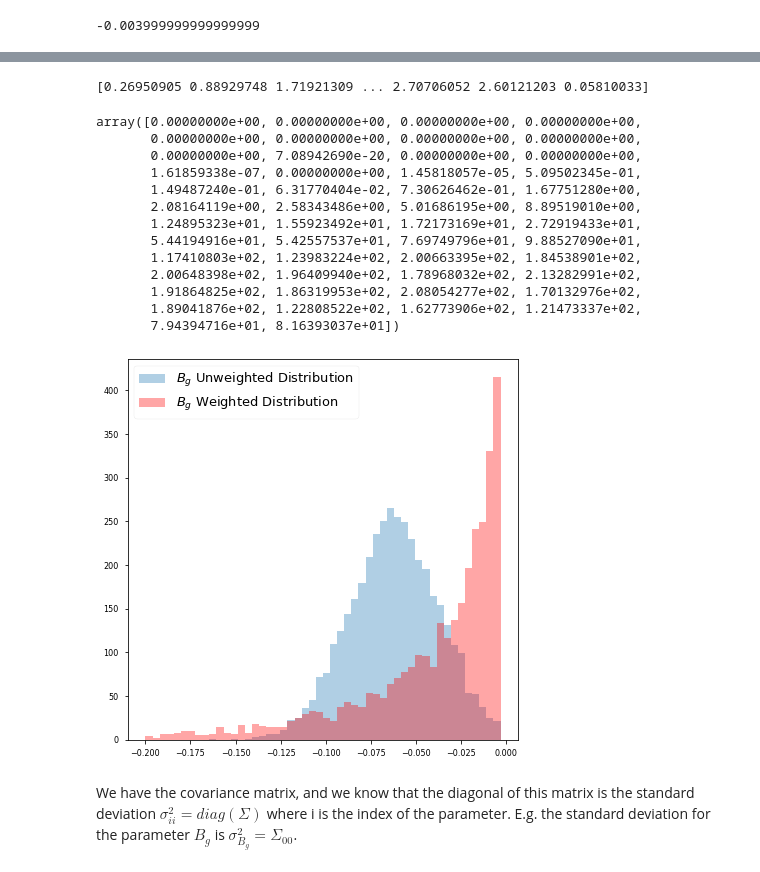
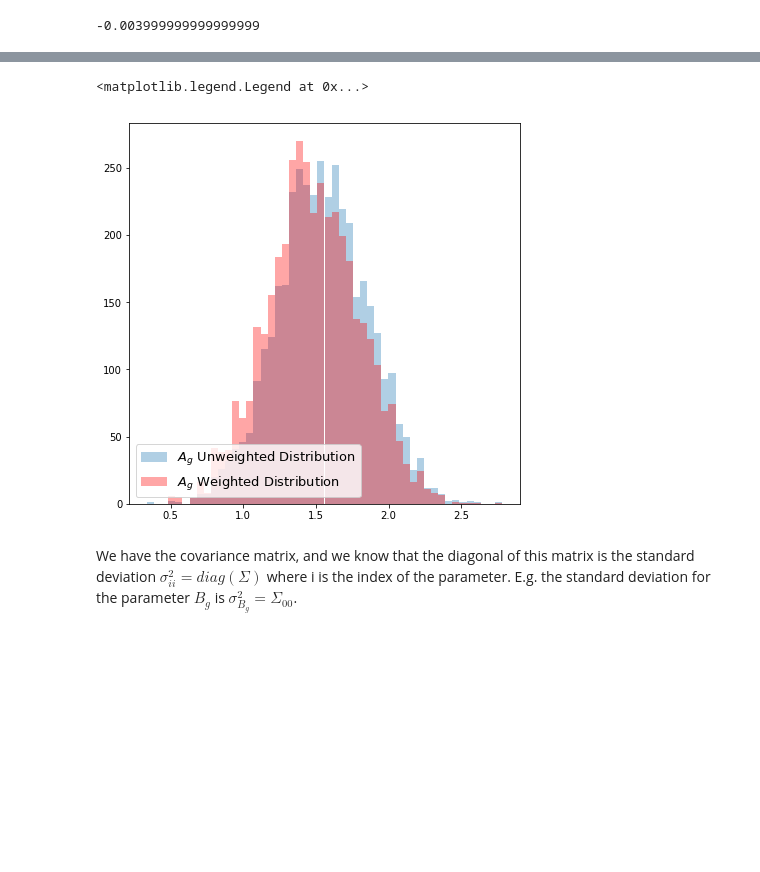
Before and after one commit to AliAlkadhim/PDF_Uncertainty, a Jupyter notebook: master_version/local/ALL_DATA_5k/reweighting.ipynb, the cells around one changed output, grey strips where cells are left out. Drawn from its saved outputs; the diff is of its cells as text; code cells hidden in the pictures; blank space fills up the shorter version.

```diff
--- a/master_version/local/ALL_DATA_5k/reweighting.ipynb
+++ b/master_version/local/ALL_DATA_5k/reweighting.ipynb
@@ -111,7 +111,21 @@ Explore the effect of the weighting on the parameter $B_g$. Histogram unweighted
 # %% [output]
 -0.003999999999999999
 # %%
-import matplotlib.pyplot as plt
+import matplotlib.pyplot as plt; import numpy as np
+MVN_4000= np.load('/home/ali/Desktop/Pulled_Github_Repositories/NNPDF_Uncertainty/Compute_chi2/MVN_samples/MVN_4000.npy')
+MVN_4000_chi2 = np.load('/home/ali/Desktop/Pulled_Github_Repositories/NNPDF_Uncertainty/Compute_chi2/chi2_array_4000.npy')
+# dof = 377
+# MVN_4000_chi2_per_dof=MVN_4000_chi2/377
+# MVN_4000_chi2
+
+mean_chi2 = np.mean(MVN_4000_chi2)
+chi2_diff = abs(MVN_4000_chi2 - mean_chi2)
+chi2_diff, chi2_diff.shape
+weights = np.empty((3999, 14))
+for i in range(14):
+    weights[:,i] = np.exp(-0.5 * (chi2_diff))/MVN_4000[:-1,i]
+    weights[:,i] = 3999 * weights[:,i]/np.sum(weights[:,i])
+
 Bg = MVN_4000[:-1,0]
 weights_Bg=np.exp(-0.5*(chi2_diff))/Bg
 weights_Bg = 3999*weights_Bg/np.sum(weights_Bg)
@@ -124,8 +138,8 @@ weights_Bg = 3999*weights_Bg/np.sum(weights_Bg)
 # axs[1].set_ylim(0,280)
 # axs[0].set_ylim(0,280)
 plt.rcParams["figure.figsize"] = [7, 7]
-plt.hist(Bg.flatten(), range=(-0.2,-0.003),bins=50, alpha=0.35, label=r'$B_g$ Unweighted Distribution')
-n, bins, patches=plt.hist(Bg.flatten(), weights=weights_Bg, color='r',range=(-0.2,-0.003),bins=50, alpha=0.35, label=r'$B_g$ Weighted Distribution')
+plt.hist(Bg.flatten(), range=(-0.2,-0.03),bins=50, alpha=0.35, label=r'$B_g$ Unweighted Distribution')
+n, bins, patches=plt.hist(Bg.flatten(), weights=weights_Bg, color='r',range=(-0.2,-0.03),bins=50, alpha=0.35, label=r'$B_g$ Weighted Distribution')
 plt.legend(fontsize=13, loc='best')
 print(weights_Bg)
 #plt.savefig('1_data_Bg.png')
@@ -149,36 +164,20 @@ array([0.00000000e+00, 0.00000000e+00, 0.00000000e+00, 0.00000000e+00,
 # %%
 import matplotlib.pyplot as plt
-Bg = MVN_4000[:-1,0]
-weights_Bg=np.exp(-0.5*(chi2_diff))/Bg
-weights_Bg = 3999*weights_Bg/np.sum(weights_Bg)
+Ag = MVN_4000[:-1,10]
+weights_Ag=np.exp(-0.5*(chi2_diff))/Ag
+weights_Ag = 3999*weights_Ag/np.sum(weights_Ag)
 
 # plt, axs = plt.subplots(1,2,figsize=(14,7))
 # axs[0].hist(Bg.flatten(), range=(-0.2,-0.003),bins=50)
 # axs[0].set_title(r'$B_g$ Unweighted Distribution', size=18)
 # axs[1].hist(Bg.flatten(), weights=weights_Bg, color='r',range=(-0.2,-0.003),bins=50)
 # axs[1].set_title(r'$B_g$ Weighted Distribution', size=18)
 # axs[1].set_ylim(0,280)
 # axs[0].set_ylim(0,280)
 plt.rcParams["figure.figsize"] = [7, 7]
-plt.hist(Bg.flatten(), range=(-0.2,-0.003),bins=50, alpha=0.35, label=r'$B_g$ Unweighted Distribution')
-plt.hist(Bg.flatten()*weights_Bg, color='r',range=(-0.2,-0.003),bins=50, alpha=0.35, label=r'$B_g$ Weighted Distribution')
-plt.legend(fontsize=13, loc='best')
-print(weights_Bg)
-#plt.savefig('1_data_Bg.png')
-n
+plt.hist(Ag.flatten(),bins=50, alpha=0.35, label=r'$A_g$ Unweighted Distribution')
+plt.hist(Ag.flatten(), weights=weights_Ag, color='r',bins=50, alpha=0.35, label=r'$A_g$ Weighted Distribution')
+plt.legend(fontsize=13, loc='lower left')
 # %% [output]
-[0.26950905 0.88929748 1.71921309 ... 2.70706052 2.60121203 0.05810033]
+<matplotlib.legend.Legend at 0x...>
-array([0.00000000e+00, 0.00000000e+00, 0.00000000e+00, 0.00000000e+00,
-       0.00000000e+00, 0.00000000e+00, 0.00000000e+00, 0.00000000e+00,
-       0.00000000e+00, 7.08942690e-20, 0.00000000e+00, 0.00000000e+00,
-       1.61859338e-07, 0.00000000e+00, 1.45818057e-05, 5.09502345e-01,
-       1.49487240e-01, 6.31770404e-02, 7.30626462e-01, 1.67751280e+00,
-       2.08164119e+00, 2.58343486e+00, 5.01686195e+00, 8.89519010e+00,
-       1.24895323e+01, 1.55923492e+01, 1.72173169e+01, 2.72919433e+01,
-       5.44194916e+01, 5.42557537e+01, 7.69749796e+01, 9.88527090e+01,
-       1.17410803e+02, 1.23983224e+02, 2.00663395e+02, 1.84538901e+02,
-       2.00648398e+02, 1.96409940e+02, 1.78968032e+02, 2.13282991e+02,
-       1.91864825e+02, 1.86319953e+02, 2.08054277e+02, 1.70132976e+02,
-       1.89041876e+02, 1.22808522e+02, 1.62773906e+02, 1.21473337e+02,
-       7.94394716e+01, 8.16393037e+01])
-[figure, old version]
+[figure, new version]
```
Also changed, not shown: parts of 3 cells of this notebook, 1 other file.
